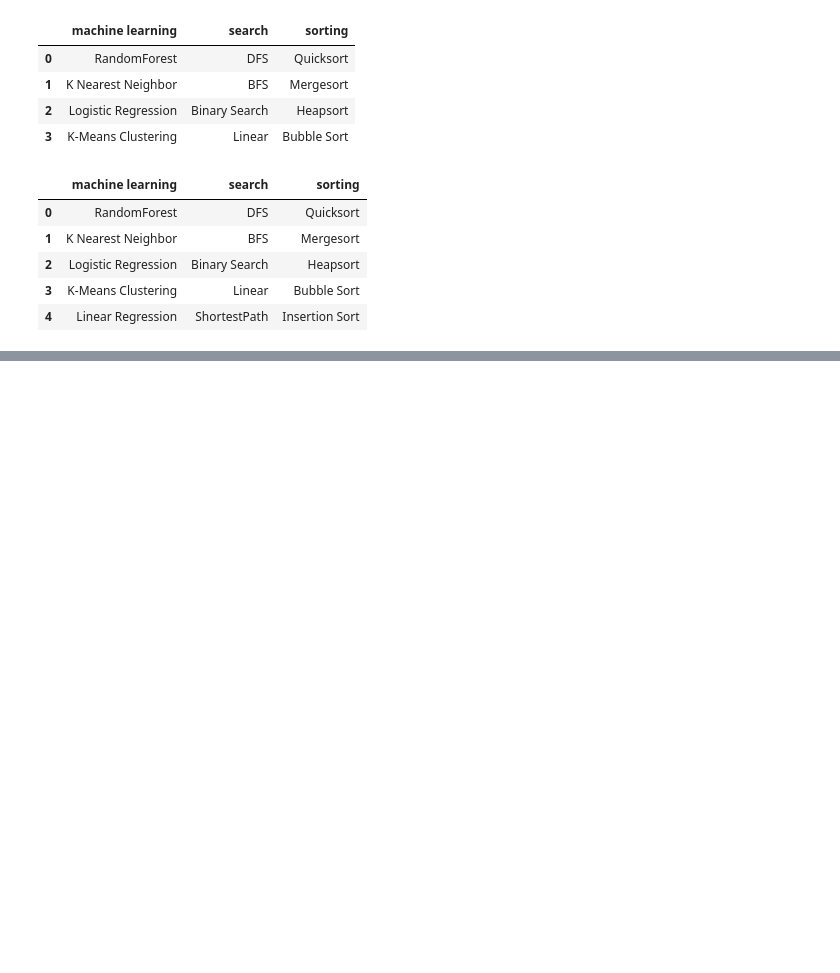
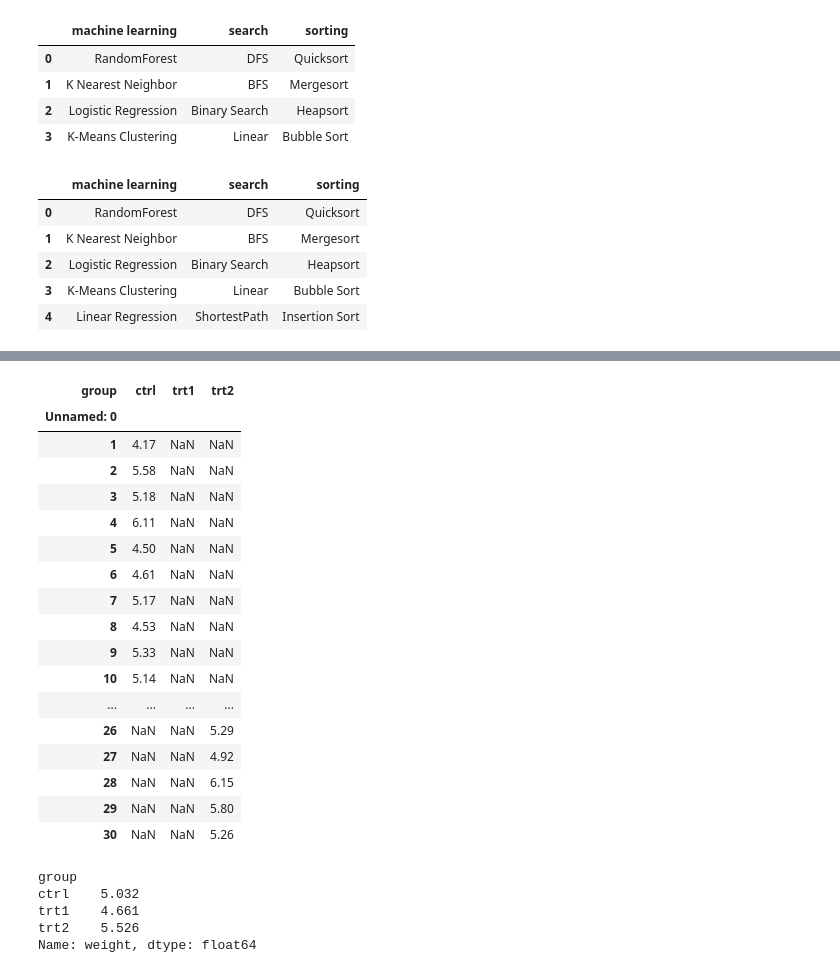
Before and after one commit to sawsimeon/Rnewbie, a Jupyter notebook: Mastering Pandas.ipynb, the cells around one changed output, grey strips where cells are left out. Saved outputs shown, nothing was run; the diff lists cells and outputs as text; code cells hidden in the pictures; blank space fills up the shorter version.

```diff
--- a/Mastering Pandas.ipynb
+++ b/Mastering Pandas.ipynb
@@ -1883,0 +1943,30 @@ algoDF.append(moreAlgos, ignore_index = True)
+# %%
+pd.pivot_table(plantGrowthRawDF, values = 'weight',
+              index = 'Unnamed: 0', columns = ['group'])
+# %% [output]
+| group | ctrl | trt1 | trt2 |
+| Unnamed: 0 |  |  |  |
+| 1 | 4.17 | NaN | NaN |
+| 2 | 5.58 | NaN | NaN |
+| 3 | 5.18 | NaN | NaN |
+| 4 | 6.11 | NaN | NaN |
+| 5 | 4.50 | NaN | NaN |
+| 6 | 4.61 | NaN | NaN |
+| 7 | 5.17 | NaN | NaN |
+| 8 | 4.53 | NaN | NaN |
+| 9 | 5.33 | NaN | NaN |
+| 10 | 5.14 | NaN | NaN |
+| ... | ... | ... | ... |
+| 26 | NaN | NaN | 5.29 |
+| 27 | NaN | NaN | 4.92 |
+| 28 | NaN | NaN | 6.15 |
+| 29 | NaN | NaN | 5.80 |
+| 30 | NaN | NaN | 5.26 |
+# %%
+pd.pivot_table(plantGrowthRawDF, values = 'weight', columns = ['group'], aggfunc = np.mean)
+# %% [output]
+group
+ctrl    5.032
+trt1    4.661
+trt2    5.526
+Name: weight, dtype: float64
```
Also changed, not shown: parts of 28 cells of this notebook, 1 other file.
